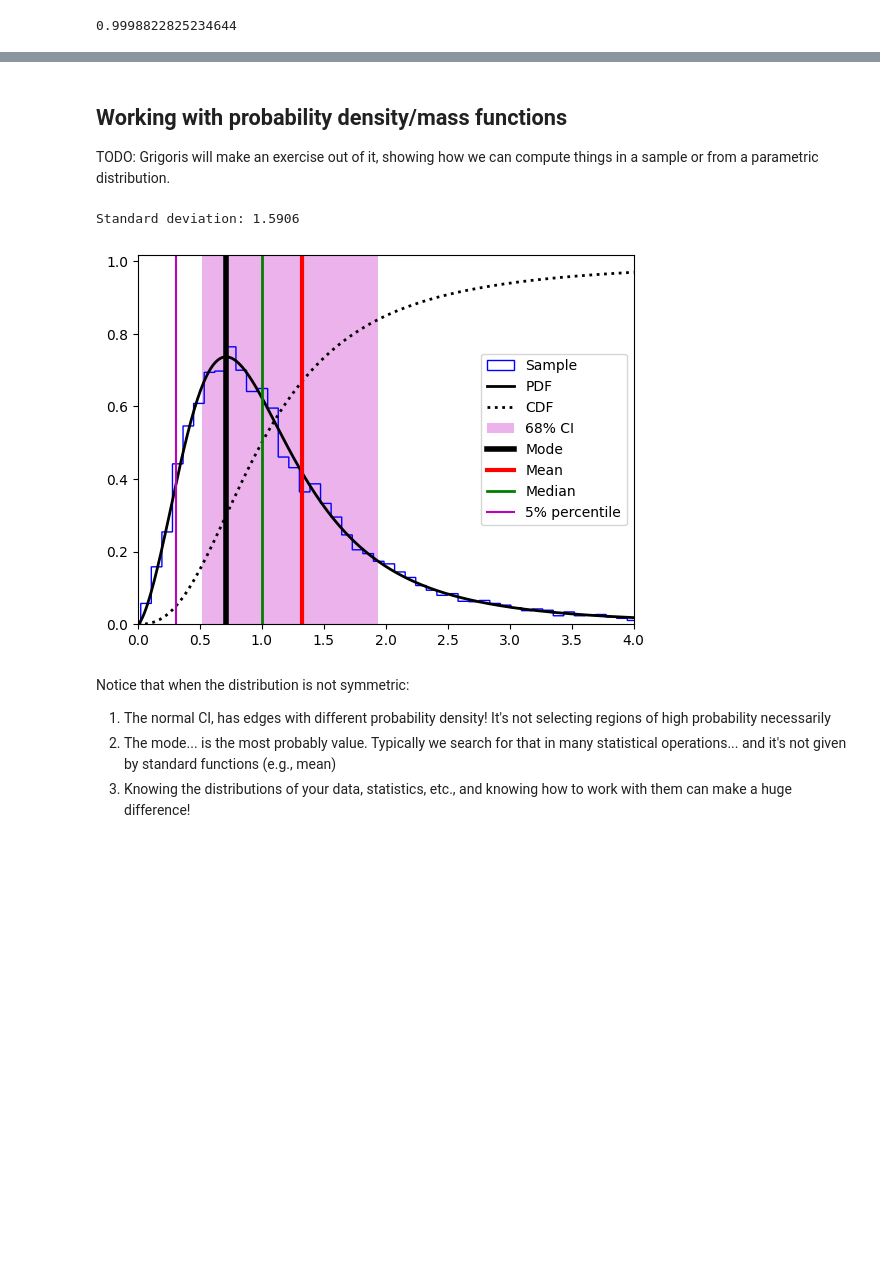
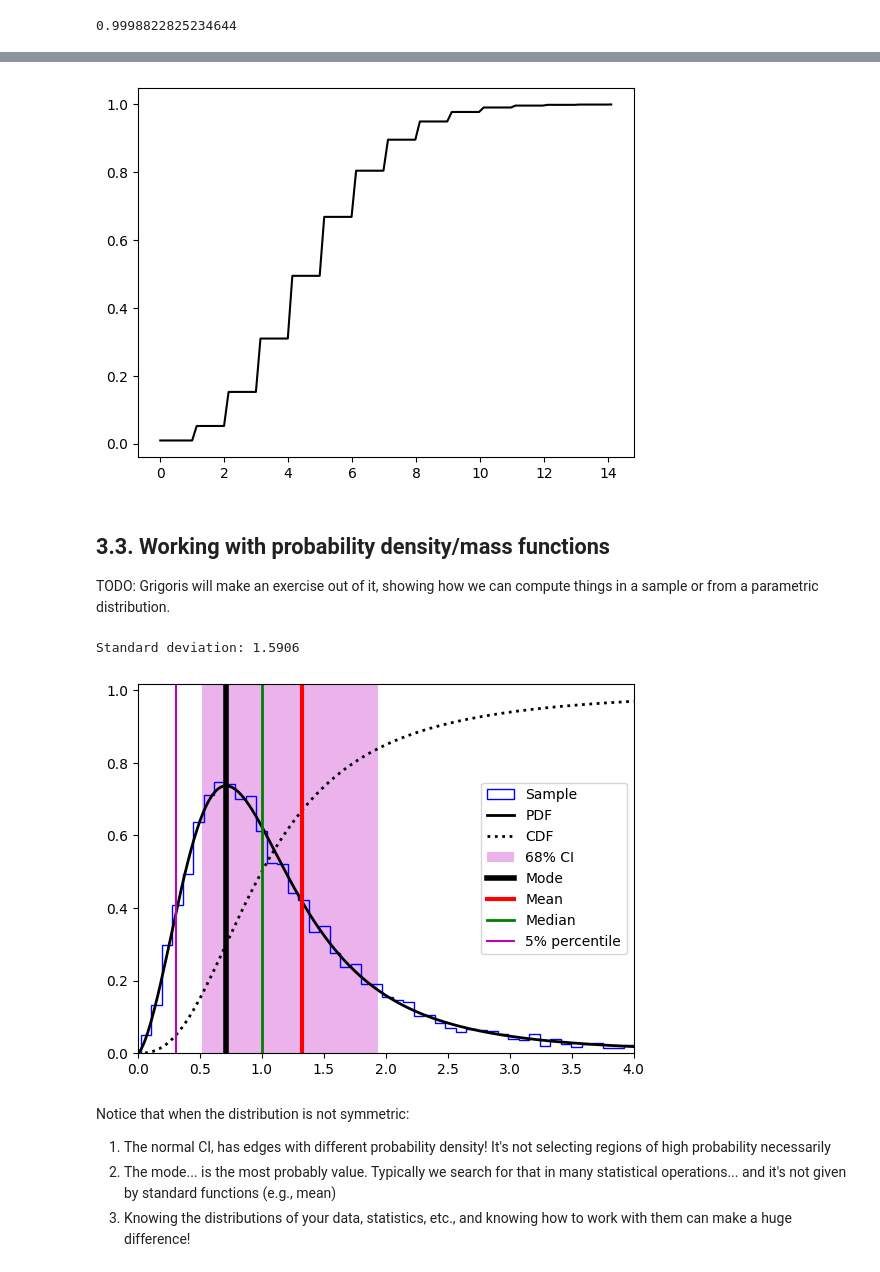
Before and after one commit to astrostatistics-in-crete/2024_summer_school, a Jupyter notebook: 01_Intro/Intro_answerkey.ipynb, the cells around one changed output, grey strips where cells are left out. Drawn from its saved outputs; the diff is of its cells as text; code cells hidden in the pictures; blank space fills up the shorter version.

```diff
--- a/01_Intro/Intro_answerkey.ipynb
+++ b/01_Intro/Intro_answerkey.ipynb
@@ -243,10 +258,24 @@ sum(photon_pmf)
+# %%
+mean_photon_count = 4.7
+distribution = st.poisson(mean_photon_count)
+
+
+xx = np.linspace(0, mean_photon_count*3, 100)
+photon_cdf = distribution.cdf(xx)
+
+plt.figure()
+plt.plot(xx, photon_cdf, "k-")
+plt.show()
+# %% [output]
+[figure, added]
 # %% [markdown]
-## Working with probability density/mass functions
+## 3.3. Working with probability density/mass functions
 
 TODO: Grigoris will make an exercise out of it, showing how we can compute things in a sample or from a parametric distribution.
 # %%
 from scipy.optimize import minimize
 
+x_points = np.linspace(0.0, 4.0, 300)
 
 # dist = st.norm(2.0, 0.35)
 dist = st.fisk(2.5)
@@ -267,7 +296,6 @@ sample = dist.rvs(size=10000)
 
 
 print(f"Standard deviation: {std:.4f}")
-x_points = np.linspace(0.0, 4.0, 300)
 
 plt.figure()
 plt.hist(sample, bins="fd", density=True,
@@ -287,7 +315,7 @@ plt.show()
 # dist.median
 # %% [output]
 Standard deviation: 1.5906
-[figure, old version]
+[figure, new version]
 # %% [markdown]
 Notice that when the distribution is not symmetric:
 1. The normal CI, has edges with different probability density! It's not selecting regions of high probability necessarily
```
Also changed, not shown: parts of 14 cells of this notebook.
